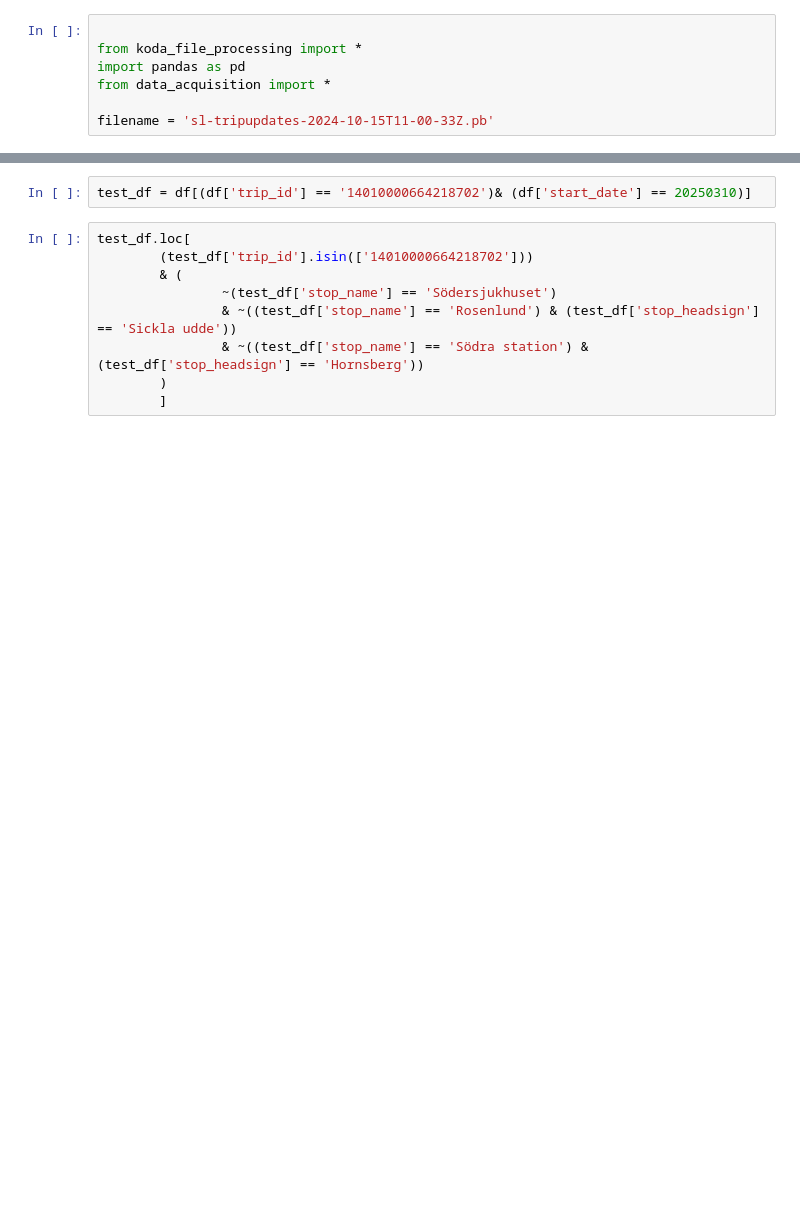
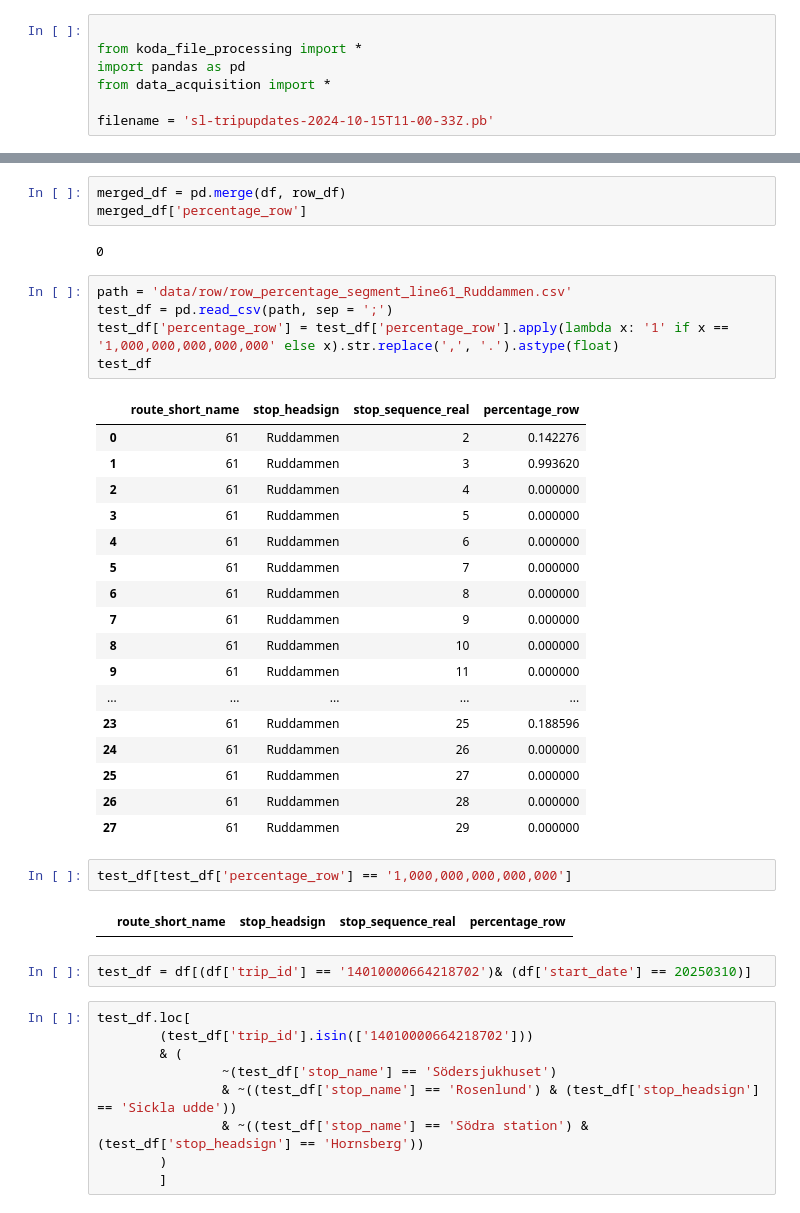
Before and after one commit to jesus-martinez02/PT-Project, a Jupyter notebook: test.ipynb, the cells around one changed output, grey strips where cells are left out. Drawn from its saved outputs; the diff is of its cells as text; blank space fills up the shorter version.

```diff
--- a/test.ipynb
+++ b/test.ipynb
@@ -27,3 +78,35 @@ df.to_csv('processed_dataset.csv',index=False)
+# %%
+merged_df = pd.merge(df, row_df)
+merged_df['percentage_row']
+# %% [output]
+0
+# %%
+path = 'data/row/row_percentage_segment_line61_Ruddammen.csv'
+test_df = pd.read_csv(path, sep = ';')
+test_df['percentage_row'] = test_df['percentage_row'].apply(lambda x: '1' if x == '1,000,000,000,000,000' else x).str.replace(',', '.').astype(float)
+test_df
+# %% [output]
+|  | route_short_name | stop_headsign | stop_sequence_real | percentage_row |
+| 0 | 61 | Ruddammen | 2 | 0.142276 |
+| 1 | 61 | Ruddammen | 3 | 0.993620 |
+| 2 | 61 | Ruddammen | 4 | 0.000000 |
+| 3 | 61 | Ruddammen | 5 | 0.000000 |
+| 4 | 61 | Ruddammen | 6 | 0.000000 |
+| 5 | 61 | Ruddammen | 7 | 0.000000 |
+| 6 | 61 | Ruddammen | 8 | 0.000000 |
+| 7 | 61 | Ruddammen | 9 | 0.000000 |
+| 8 | 61 | Ruddammen | 10 | 0.000000 |
+| 9 | 61 | Ruddammen | 11 | 0.000000 |
+| ... | ... | ... | ... | ... |
+| 23 | 61 | Ruddammen | 25 | 0.188596 |
+| 24 | 61 | Ruddammen | 26 | 0.000000 |
+| 25 | 61 | Ruddammen | 27 | 0.000000 |
+| 26 | 61 | Ruddammen | 28 | 0.000000 |
+| 27 | 61 | Ruddammen | 29 | 0.000000 |
+# %%
+test_df[test_df['percentage_row'] == '1,000,000,000,000,000']
+# %% [output]
+|  | route_short_name | stop_headsign | stop_sequence_real | percentage_row |
 # %%
 test_df = df[(df['trip_id'] == '14010000664218702')& (df['start_date'] == 20250310)]
 # %%
```
Also changed, not shown: parts of 6 cells of this notebook, 1 other file.
